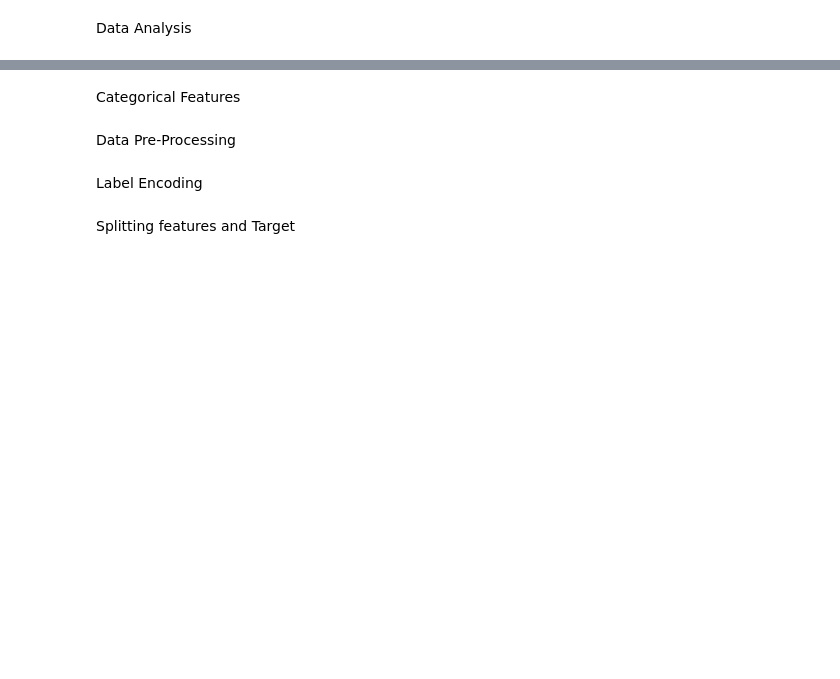
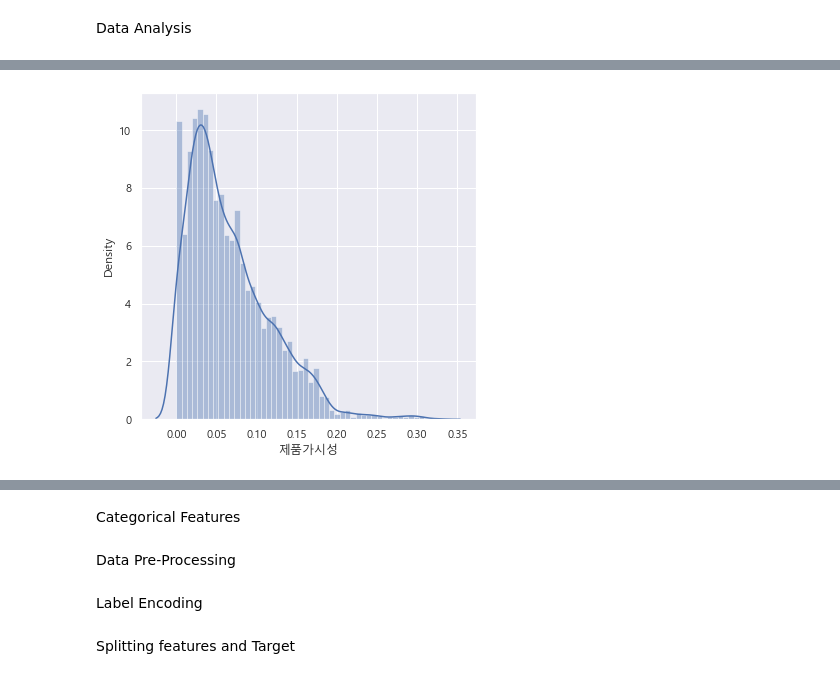
Before and after one commit to kimyounghwan91/MachineLearning_2021_12, a Jupyter notebook: 04.회귀/Project_12_Big_Mart_Sales_Prediction.ipynb, the cells around one changed output, grey strips where cells are left out. Cells and saved outputs as stored; diff of their text form; code cells hidden in the pictures; blank space fills up the shorter version.

```diff
--- a/04.회귀/Project_12_Big_Mart_Sales_Prediction.ipynb
+++ b/04.회귀/Project_12_Big_Mart_Sales_Prediction.ipynb
@@ -125,6 +183,8 @@ plt.show()
 # %%
-# Item Visibility distribution
+# Item Visibility 분포
 plt.figure(figsize=(6,6))
-sns.distplot(big_mart_data['Item_Visibility'])
+sns.distplot(big_mart_data['제품가시성'])
 plt.show()
+# %% [output]
+[figure, added]
 # %%
```
Also changed, not shown: parts of 20 cells of this notebook.
